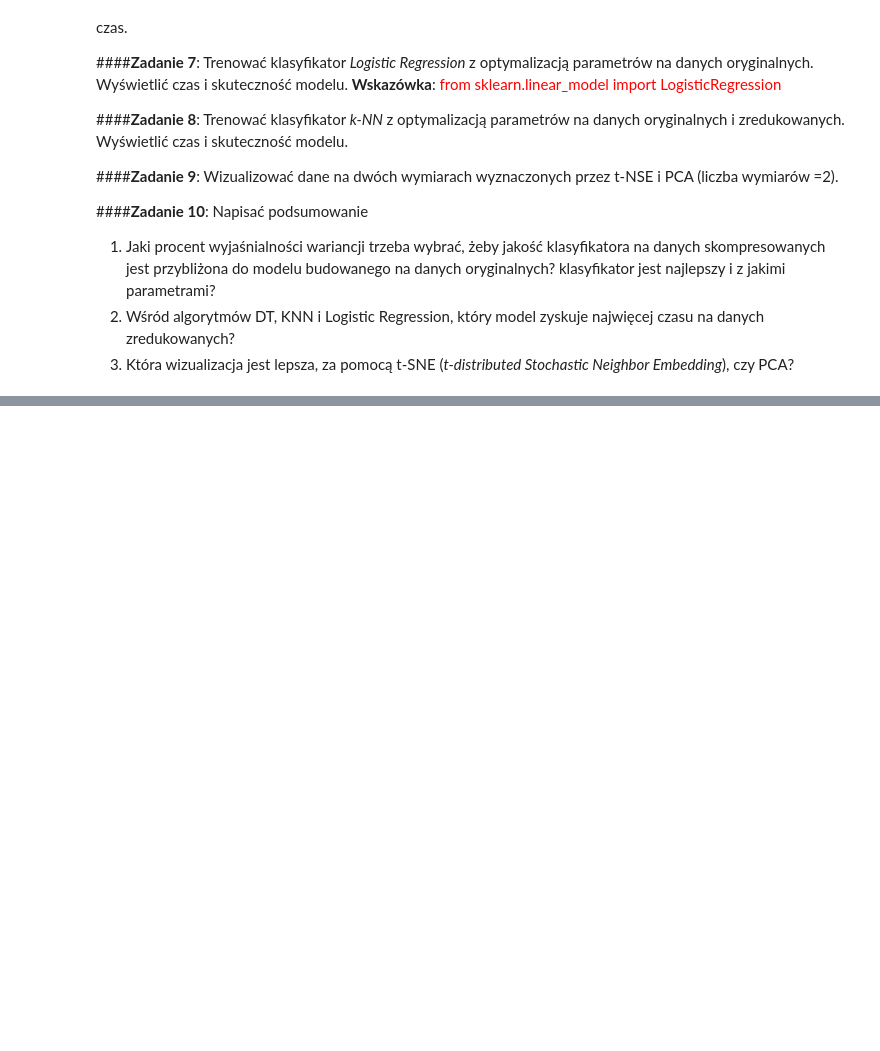
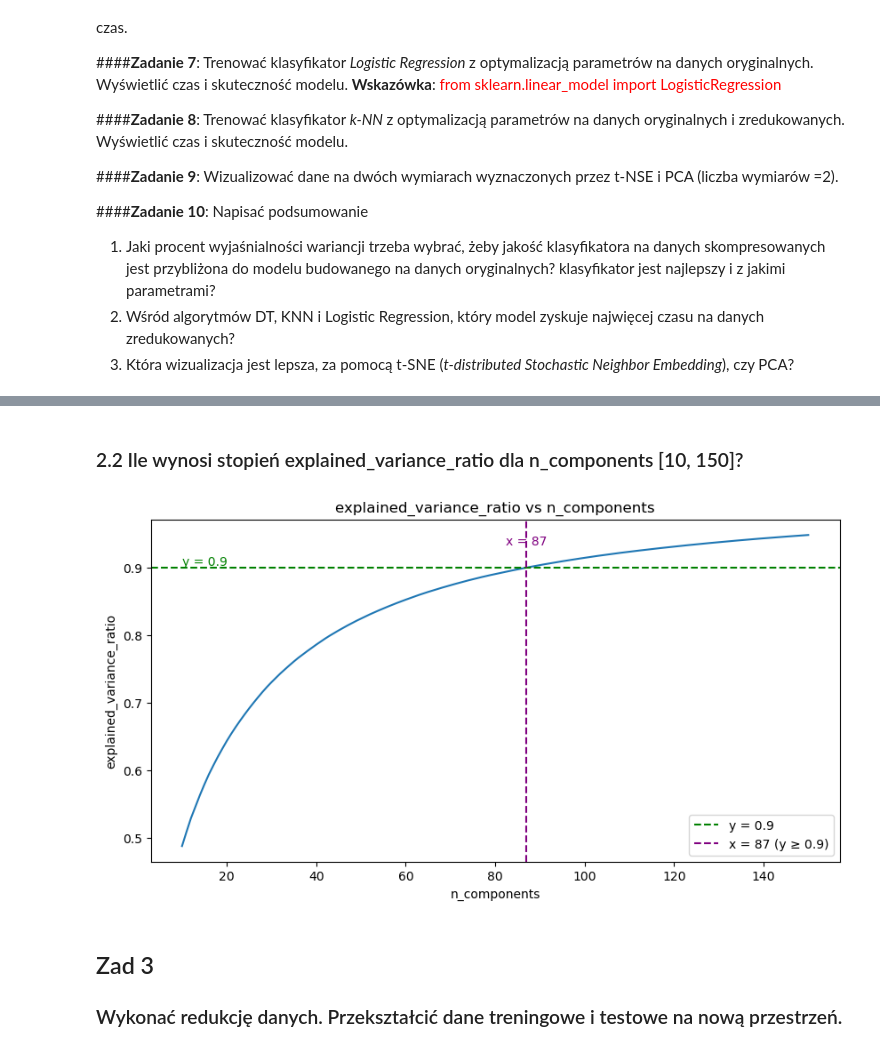
Before and after one commit to s27369/PRO1D_s27369, a Jupyter notebook: Lab67/Lab67_MNIST_DimRed.ipynb, the cells around one changed output, grey strips where cells are left out. Saved outputs shown, nothing was run; the diff lists cells and outputs as text; code cells hidden in the pictures; blank space fills up the shorter version.

```diff
--- a/Lab67/Lab67_MNIST_DimRed.ipynb
+++ b/Lab67/Lab67_MNIST_DimRed.ipynb
@@ -150,5 +104,5 @@ PCA does not accept missing values encoded as NaN natively. For supervised learn
 # %%
-start_val, end_val = 50, 150
+start_val, end_val = 10, 150
 results = {}
 threshold = 0.9
 best_n_components = start_val
@@ -182 +140,25 @@ plt.show()
+# %% [markdown]
+### 2.2 Ile wynosi stopień explained_variance_ratio dla n_components [10, 150]?
+# %%
+plt.figure(figsize=(10, 5))
+plt.plot(results.keys(), results.values())
+x = results.keys()
+y = results.values()
+x_cross = next((x_val for x_val, y_val in zip(x, y) if y_val >= threshold), None)
+if x_cross is not None:
+    plt.axhline(y=threshold, color='green', linestyle='--', label=f'y = {threshold}')
+    plt.axvline(x=x_cross, color='purple', linestyle='--', label=f'x = {x_cross} (y ≥ {threshold})')
+
+    plt.text(min(x), threshold, f"y = {threshold}", color='green', fontsize=10, va='bottom', ha='left')
+    plt.text(x_cross, max(y), f"x = {x_cross}", color='purple', fontsize=10, va='top', ha='center')
+plt.xlabel('n_components')
+plt.ylabel('explained_variance_ratio')
+plt.title('explained_variance_ratio vs n_components')
+plt.legend()
+plt.show()
+# %% [output]
+[figure, added]
+# %% [markdown]
+## Zad 3
+### Wykonać redukcję danych. Przekształcić dane treningowe i testowe na nową przestrzeń.
 # %%
```
Also changed, not shown: parts of 18 cells of this notebook.
